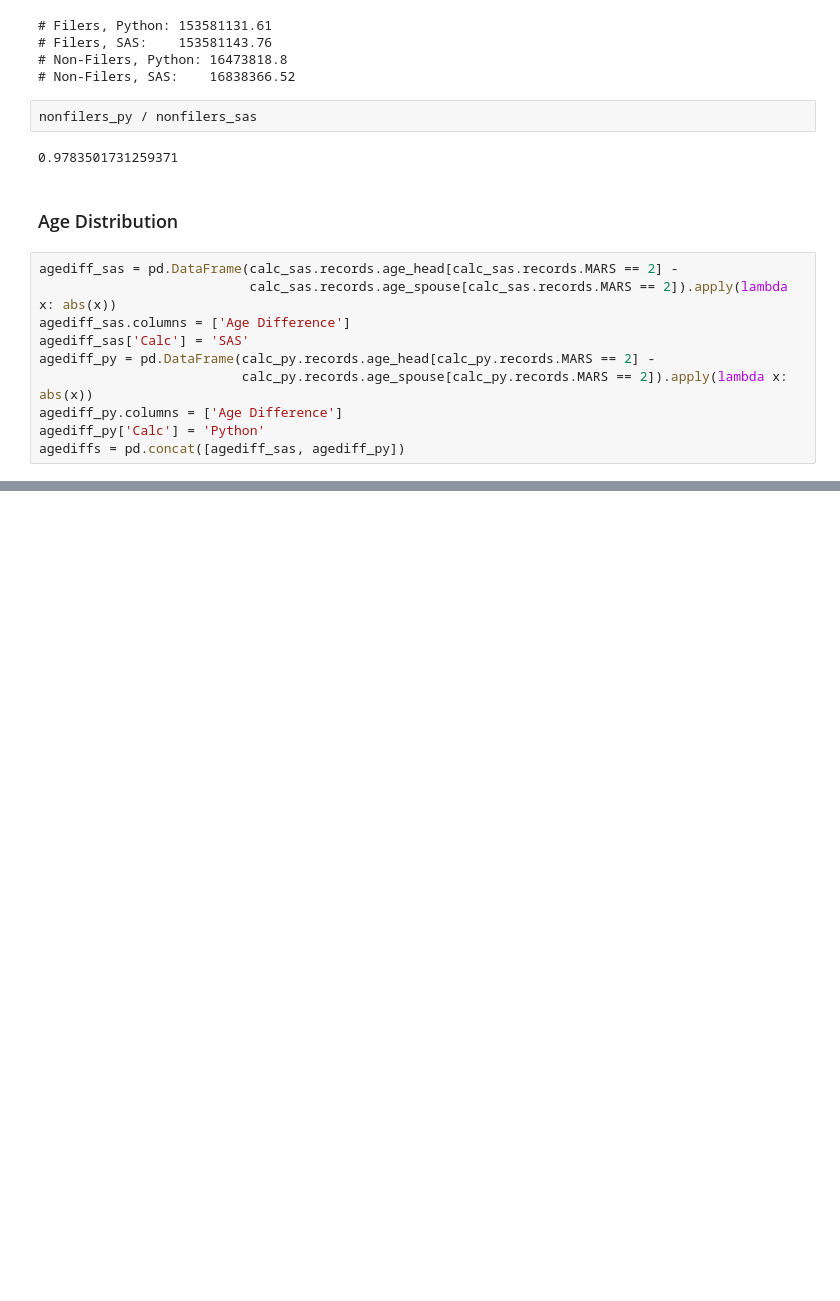
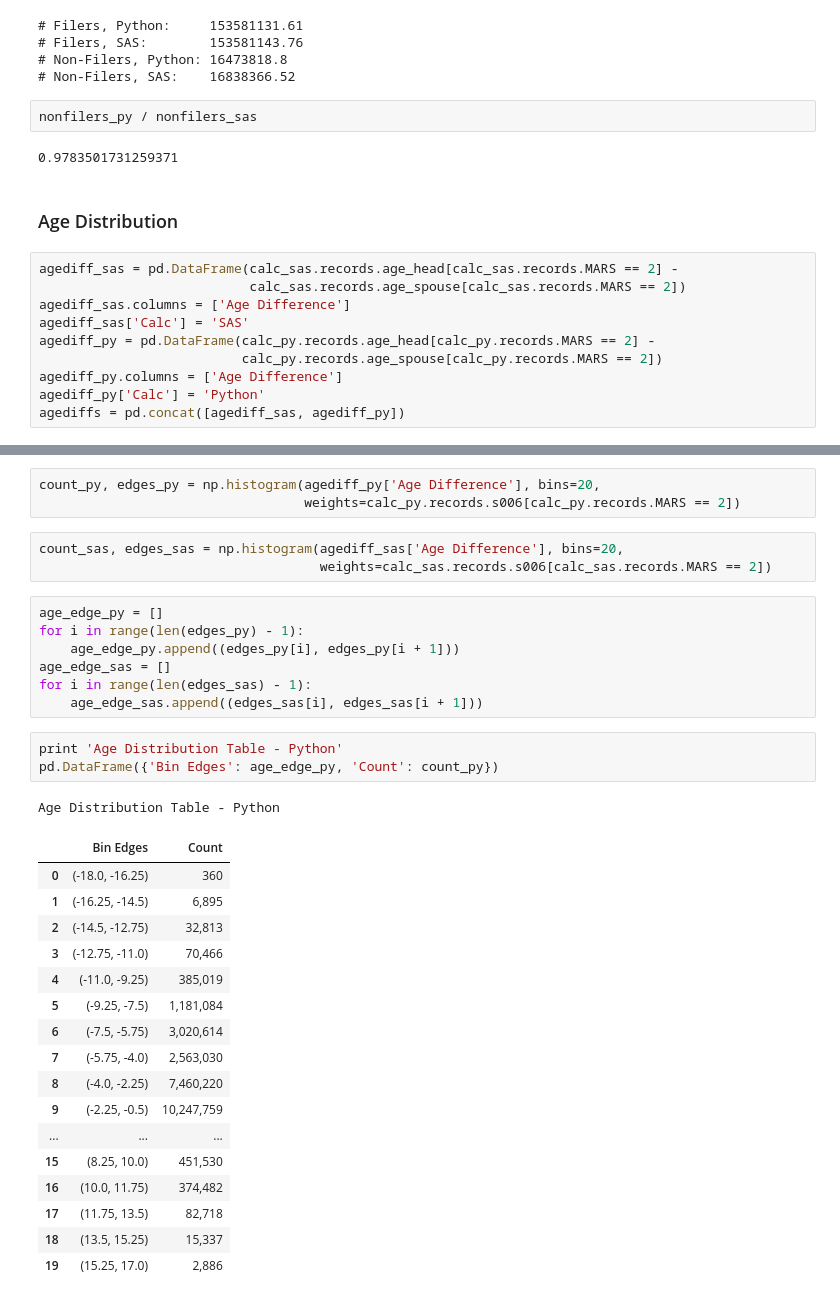
Before and after one commit to andersonfrailey/Notebook-Uploads, a Jupyter notebook: New PUF Analysis.ipynb, the cells around one changed output, grey strips where cells are left out. Drawn from its saved outputs; the diff is of its cells as text; blank space fills up the shorter version.

```diff
--- a/New PUF Analysis.ipynb
+++ b/New PUF Analysis.ipynb
@@ -248,11 +250,11 @@ nonfilers_py / nonfilers_sas
 ### Age Distribution
 # %%
 agediff_sas = pd.DataFrame(calc_sas.records.age_head[calc_sas.records.MARS == 2] -
-                           calc_sas.records.age_spouse[calc_sas.records.MARS == 2]).apply(lambda x: abs(x))
+                           calc_sas.records.age_spouse[calc_sas.records.MARS == 2])
 agediff_sas.columns = ['Age Difference']
 agediff_sas['Calc'] = 'SAS'
 agediff_py = pd.DataFrame(calc_py.records.age_head[calc_py.records.MARS == 2] -
-                          calc_py.records.age_spouse[calc_py.records.MARS == 2]).apply(lambda x: abs(x))
+                          calc_py.records.age_spouse[calc_py.records.MARS == 2])
 agediff_py.columns = ['Age Difference']
 agediff_py['Calc'] = 'Python'
 agediffs = pd.concat([agediff_sas, agediff_py])
@@ -263,0 +271,35 @@ show(Histogram(agediffs, 'Age Difference', color='Calc', legend='top_right', bin
+# %%
+count_py, edges_py = np.histogram(agediff_py['Age Difference'], bins=20,
+                                  weights=calc_py.records.s006[calc_py.records.MARS == 2])
+# %%
+count_sas, edges_sas = np.histogram(agediff_sas['Age Difference'], bins=20,
+                                    weights=calc_sas.records.s006[calc_sas.records.MARS == 2])
+# %%
+age_edge_py = []
+for i in range(len(edges_py) - 1):
+    age_edge_py.append((edges_py[i], edges_py[i + 1]))
+age_edge_sas = []
+for i in range(len(edges_sas) - 1):
+    age_edge_sas.append((edges_sas[i], edges_sas[i + 1]))
+# %%
+print 'Age Distribution Table - Python'
+pd.DataFrame({'Bin Edges': age_edge_py, 'Count': count_py})
+# %% [output]
+Age Distribution Table - Python
+|  | Bin Edges | Count |
+| 0 | (-18.0, -16.25) | 360 |
+| 1 | (-16.25, -14.5) | 6,895 |
+| 2 | (-14.5, -12.75) | 32,813 |
+| 3 | (-12.75, -11.0) | 70,466 |
+| 4 | (-11.0, -9.25) | 385,019 |
+| 5 | (-9.25, -7.5) | 1,181,084 |
+| 6 | (-7.5, -5.75) | 3,020,614 |
+| 7 | (-5.75, -4.0) | 2,563,030 |
+| 8 | (-4.0, -2.25) | 7,460,220 |
+| 9 | (-2.25, -0.5) | 10,247,759 |
+| ... | ... | ... |
+| 15 | (8.25, 10.0) | 451,530 |
+| 16 | (10.0, 11.75) | 374,482 |
+| 17 | (11.75, 13.5) | 82,718 |
+| 18 | (13.5, 15.25) | 15,337 |
+| 19 | (15.25, 17.0) | 2,886 |
```
Also changed, not shown: parts of 6 cells of this notebook.
